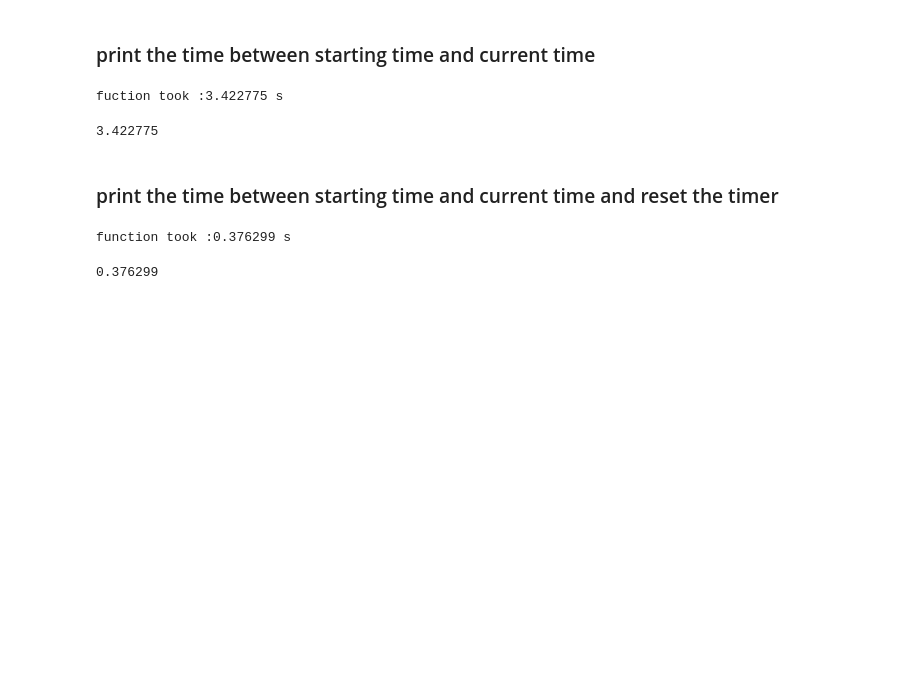
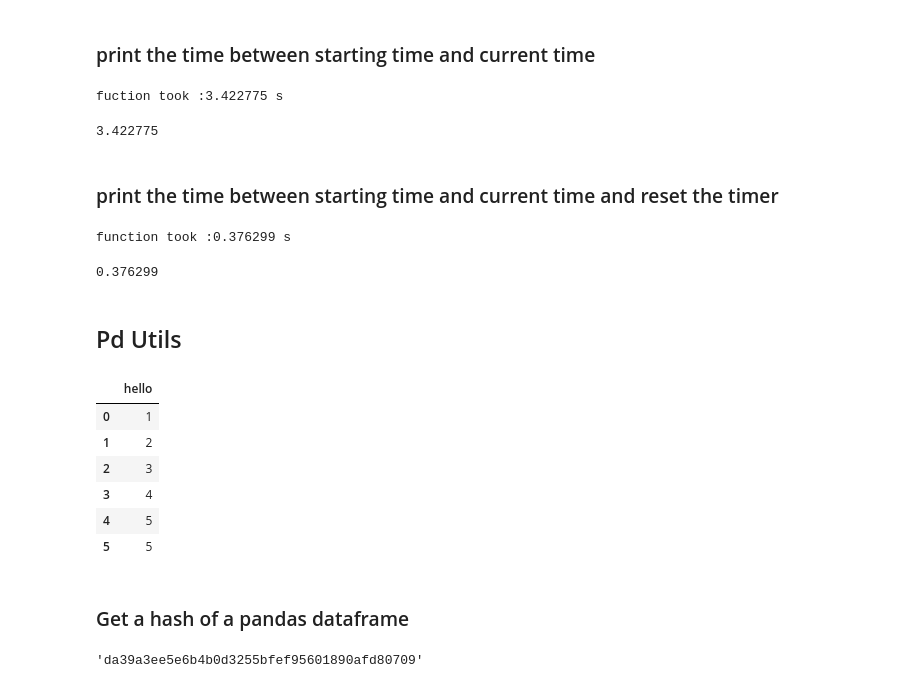
Before and after one commit to thanakijwanavit/nicHelper, a Jupyter notebook: index.ipynb, the cells around one changed output. Saved outputs shown, nothing was run; the diff lists cells and outputs as text; code cells hidden in the pictures; blank space fills up the shorter version.

```diff
--- a/index.ipynb
+++ b/index.ipynb
@@ -344,3 +344,5 @@ timer.print_reset()
 # %% [output]
 function took :0.376299 s
 0.376299
+# %% [markdown]
+## Pd Utils
@@ -346,0 +352,17 @@ function took :0.376299 s
+# %%
+df = pd.DataFrame({'hello':[1,2,3,4,5,5]})
+df
+# %% [output]
+|  | hello |
+| 0 | 1 |
+| 1 | 2 |
+| 2 | 3 |
+| 3 | 4 |
+| 4 | 5 |
+| 5 | 5 |
+# %% [markdown]
+### Get a hash of a pandas dataframe
+# %%
+getDfHash(df)
+# %% [output]
+'da39a3ee5e6b4b0d3255bfef95601890afd80709'
```
Also changed, not shown: parts of 3 cells of this notebook, 6 other files.
